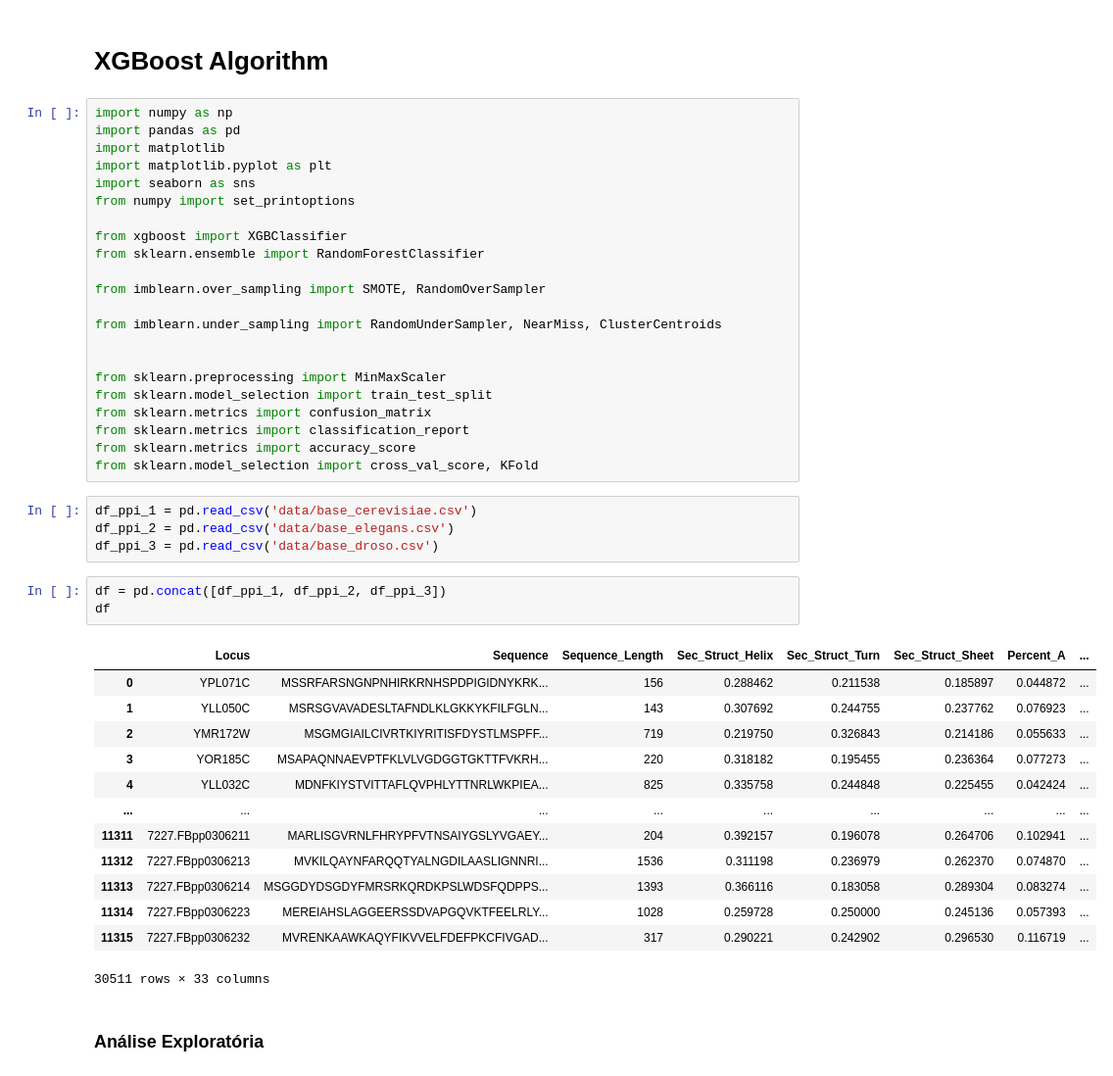
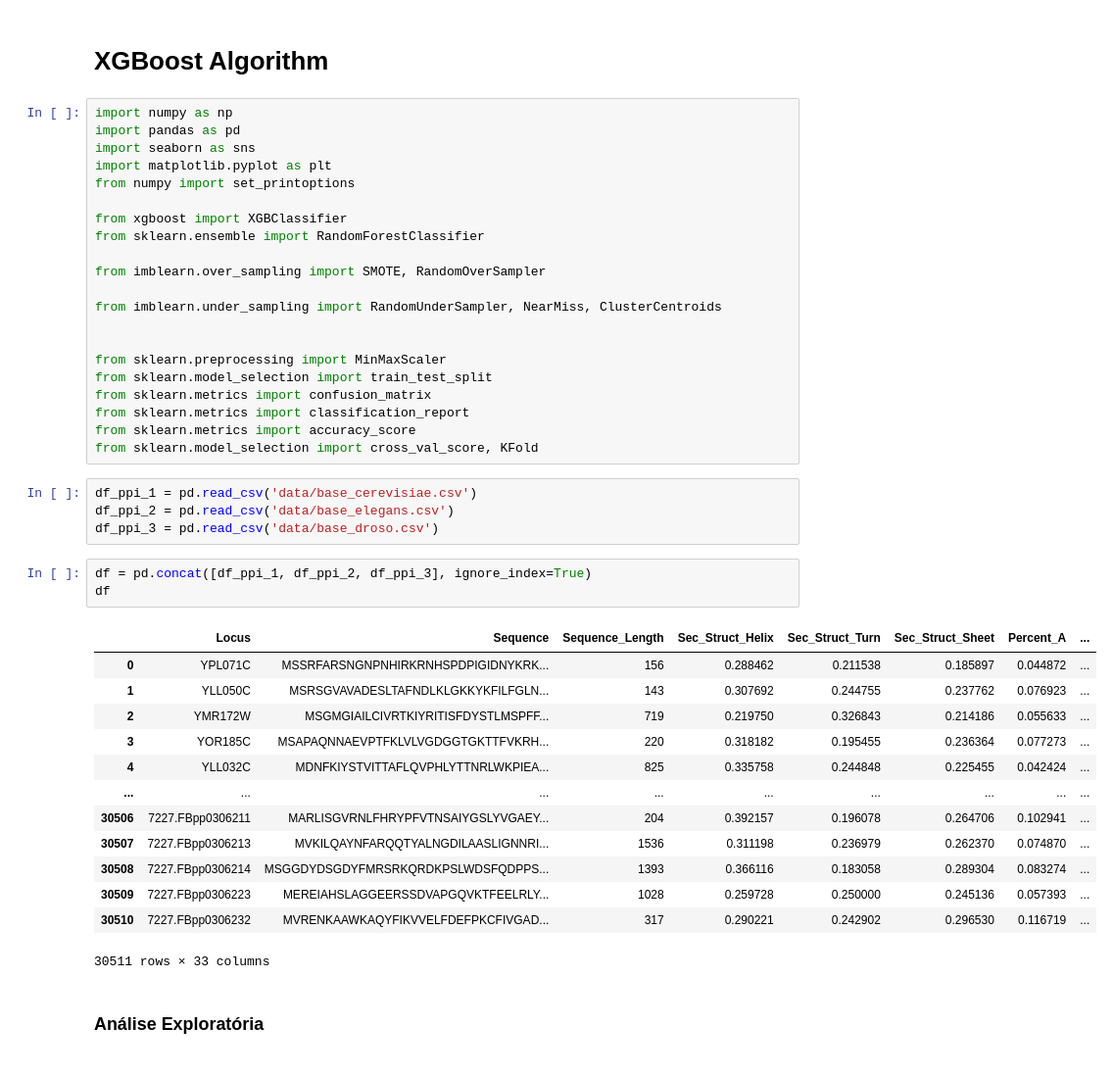
Before and after one commit to JessicaIta/sequence-protein-features, a Jupyter notebook: xgboost-algorithm.ipynb, the cells around one changed output. Shown at 98% size. Drawn from its saved outputs; the diff is of its cells as text.

```diff
--- a/xgboost-algorithm.ipynb
+++ b/xgboost-algorithm.ipynb
@@ -6,9 +6,8 @@
 # %%
 import numpy as np
 import pandas as pd
-import matplotlib
+import seaborn as sns
 import matplotlib.pyplot as plt
-import seaborn as sns
 from numpy import set_printoptions
 
 from xgboost import XGBClassifier
@@ -30,21 +29,21 @@ df_ppi_1 = pd.read_csv('data/base_cerevisiae.csv')
 df_ppi_2 = pd.read_csv('data/base_elegans.csv')
 df_ppi_3 = pd.read_csv('data/base_droso.csv')
 # %%
-df = pd.concat([df_ppi_1, df_ppi_2, df_ppi_3])
+df = pd.concat([df_ppi_1, df_ppi_2, df_ppi_3], ignore_index=True)
 df
 # %% [output]
 |  | Locus | Sequence | Sequence_Length | Sec_Struct_Helix | Sec_Struct_Turn | Sec_Struct_Sheet | Percent_A | ... |
 | 0 | YPL071C | MSSRFARSNGNPNHIRKRNHSPDPIGIDNYKRK... | 156 | 0.288462 | 0.211538 | 0.185897 | 0.044872 | ... |
 | 1 | YLL050C | MSRSGVAVADESLTAFNDLKLGKKYKFILFGLN... | 143 | 0.307692 | 0.244755 | 0.237762 | 0.076923 | ... |
 | 2 | YMR172W | MSGMGIAILCIVRTKIYRITISFDYSTLMSPFF... | 719 | 0.219750 | 0.326843 | 0.214186 | 0.055633 | ... |
 | 3 | YOR185C | MSAPAQNNAEVPTFKLVLVGDGGTGKTTFVKRH... | 220 | 0.318182 | 0.195455 | 0.236364 | 0.077273 | ... |
 | 4 | YLL032C | MDNFKIYSTVITTAFLQVPHLYTTNRLWKPIEA... | 825 | 0.335758 | 0.244848 | 0.225455 | 0.042424 | ... |
 | ... | ... | ... | ... | ... | ... | ... | ... | ... |
-| 11311 | 7227.FBpp0306211 | MARLISGVRNLFHRYPFVTNSAIYGSLYVGAEY... | 204 | 0.392157 | 0.196078 | 0.264706 | 0.102941 | ... |
-| 11312 | 7227.FBpp0306213 | MVKILQAYNFARQQTYALNGDILAASLIGNNRI... | 1536 | 0.311198 | 0.236979 | 0.262370 | 0.074870 | ... |
-| 11313 | 7227.FBpp0306214 | MSGGDYDSGDYFMRSRKQRDKPSLWDSFQDPPS... | 1393 | 0.366116 | 0.183058 | 0.289304 | 0.083274 | ... |
-| 11314 | 7227.FBpp0306223 | MEREIAHSLAGGEERSSDVAPGQVKTFEELRLY... | 1028 | 0.259728 | 0.250000 | 0.245136 | 0.057393 | ... |
-| 11315 | 7227.FBpp0306232 | MVRENKAAWKAQYFIKVVELFDEFPKCFIVGAD... | 317 | 0.290221 | 0.242902 | 0.296530 | 0.116719 | ... |
+| 30506 | 7227.FBpp0306211 | MARLISGVRNLFHRYPFVTNSAIYGSLYVGAEY... | 204 | 0.392157 | 0.196078 | 0.264706 | 0.102941 | ... |
+| 30507 | 7227.FBpp0306213 | MVKILQAYNFARQQTYALNGDILAASLIGNNRI... | 1536 | 0.311198 | 0.236979 | 0.262370 | 0.074870 | ... |
+| 30508 | 7227.FBpp0306214 | MSGGDYDSGDYFMRSRKQRDKPSLWDSFQDPPS... | 1393 | 0.366116 | 0.183058 | 0.289304 | 0.083274 | ... |
+| 30509 | 7227.FBpp0306223 | MEREIAHSLAGGEERSSDVAPGQVKTFEELRLY... | 1028 | 0.259728 | 0.250000 | 0.245136 | 0.057393 | ... |
+| 30510 | 7227.FBpp0306232 | MVRENKAAWKAQYFIKVVELFDEFPKCFIVGAD... | 317 | 0.290221 | 0.242902 | 0.296530 | 0.116719 | ... |
 30511 rows × 33 columns
 # %% [markdown]
 ### Análise Exploratória
```
Also changed, not shown: parts of 16 cells of this notebook, 2 other files.
